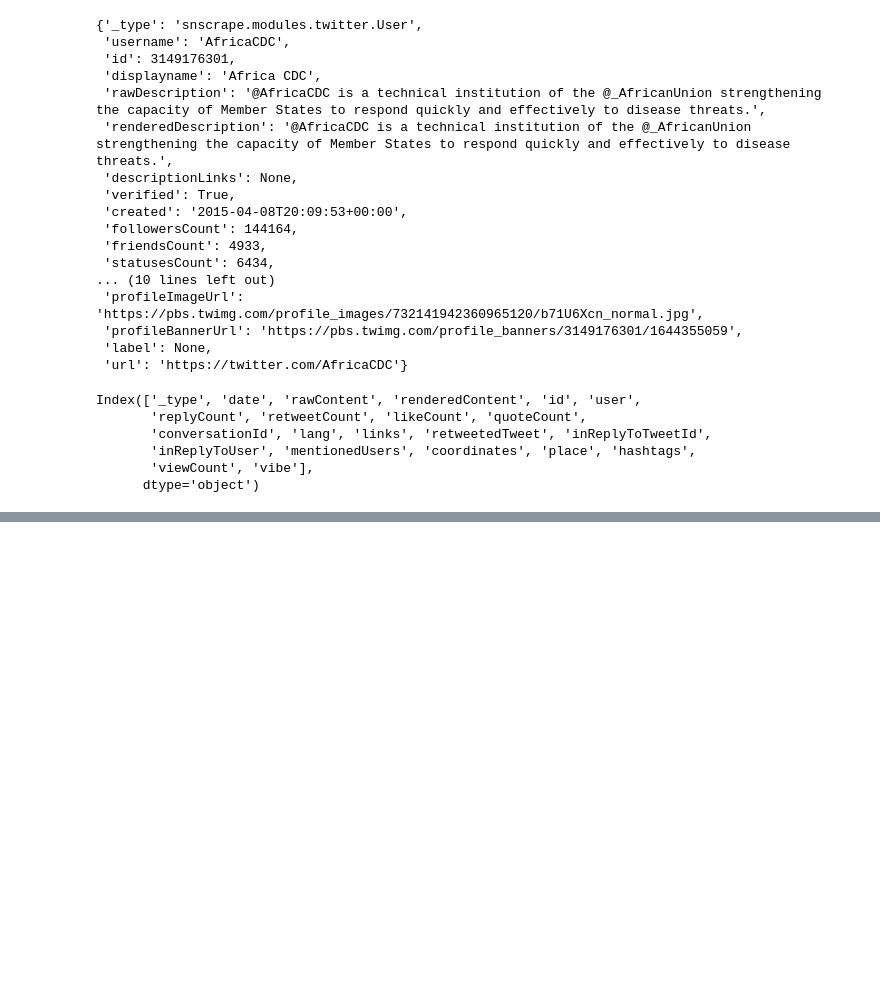
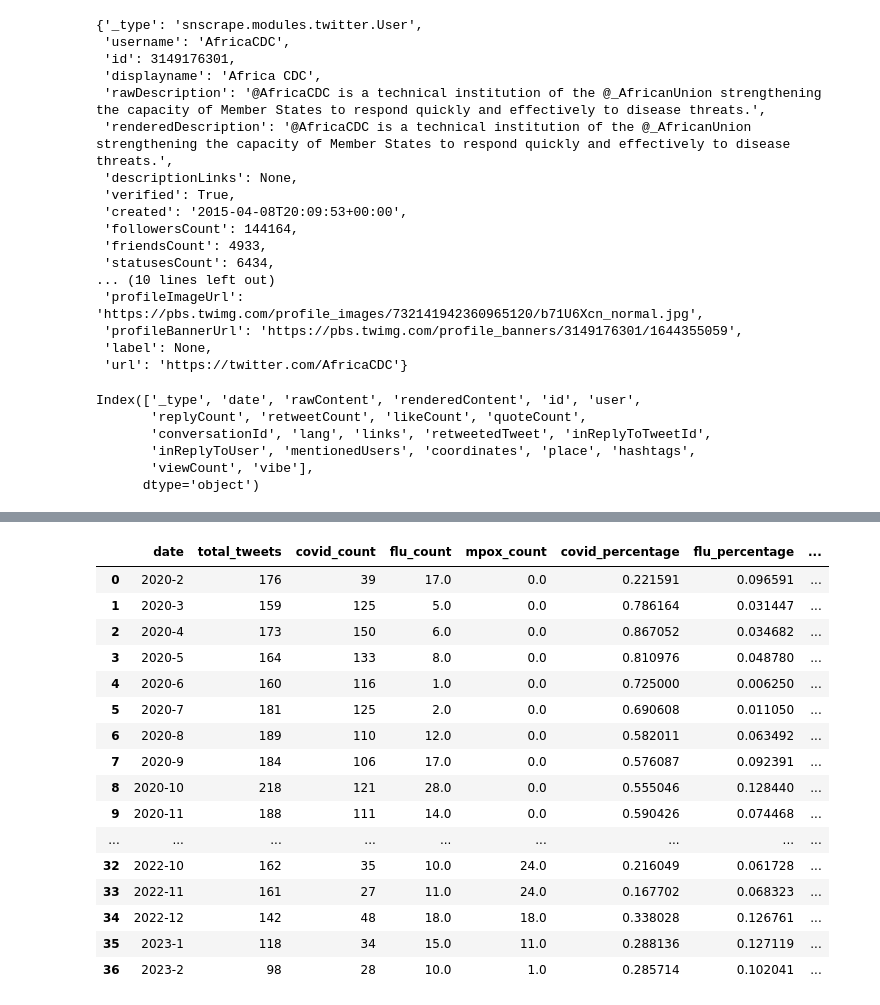
Before and after one commit to scopalaffairs/twitter-on-health, a Jupyter notebook: ND_pub_health_ord.ipynb, the cells around one changed output, grey strips where cells are left out. Cells and saved outputs as stored; diff of their text form; code cells hidden in the pictures; blank space fills up the shorter version.

```diff
--- a/ND_pub_health_ord.ipynb
+++ b/ND_pub_health_ord.ipynb
@@ -312,0 +758,6 @@ df=pd.DataFrame()
+# %%
+df_all_counts_who=do_all_counts(df_who_clean)
+# %%
+df_all_counts_ECDC_EU=do_all_counts(df_ECDC_EU_clean)
+# %%
+df_all_counts_Africa_CDC=do_all_counts(df_Africa_CDC_clean)
@@ -312,0 +825,24 @@ df=pd.DataFrame()
+# %%
+add_percentages(df_all_counts_EMA)
+add_percentages(df_all_counts_who)
+add_percentages(df_all_counts_Africa_CDC)
+add_percentages(df_all_counts_ECDC_EU)
+add_percentages(df_all_counts_cdc)
+# %% [output]
+|  | date | total_tweets | covid_count | flu_count | mpox_count | covid_percentage | flu_percentage | ... |
+| 0 | 2020-2 | 176 | 39 | 17.0 | 0.0 | 0.221591 | 0.096591 | ... |
+| 1 | 2020-3 | 159 | 125 | 5.0 | 0.0 | 0.786164 | 0.031447 | ... |
+| 2 | 2020-4 | 173 | 150 | 6.0 | 0.0 | 0.867052 | 0.034682 | ... |
+| 3 | 2020-5 | 164 | 133 | 8.0 | 0.0 | 0.810976 | 0.048780 | ... |
+| 4 | 2020-6 | 160 | 116 | 1.0 | 0.0 | 0.725000 | 0.006250 | ... |
+| 5 | 2020-7 | 181 | 125 | 2.0 | 0.0 | 0.690608 | 0.011050 | ... |
+| 6 | 2020-8 | 189 | 110 | 12.0 | 0.0 | 0.582011 | 0.063492 | ... |
+| 7 | 2020-9 | 184 | 106 | 17.0 | 0.0 | 0.576087 | 0.092391 | ... |
+| 8 | 2020-10 | 218 | 121 | 28.0 | 0.0 | 0.555046 | 0.128440 | ... |
+| 9 | 2020-11 | 188 | 111 | 14.0 | 0.0 | 0.590426 | 0.074468 | ... |
+| ... | ... | ... | ... | ... | ... | ... | ... | ... |
+| 32 | 2022-10 | 162 | 35 | 10.0 | 24.0 | 0.216049 | 0.061728 | ... |
+| 33 | 2022-11 | 161 | 27 | 11.0 | 24.0 | 0.167702 | 0.068323 | ... |
+| 34 | 2022-12 | 142 | 48 | 18.0 | 18.0 | 0.338028 | 0.126761 | ... |
+| 35 | 2023-1 | 118 | 34 | 15.0 | 11.0 | 0.288136 | 0.127119 | ... |
+| 36 | 2023-2 | 98 | 28 | 10.0 | 1.0 | 0.285714 | 0.102041 | ... |
```
Also changed, not shown: parts of 60 cells of this notebook, 1 other file.
